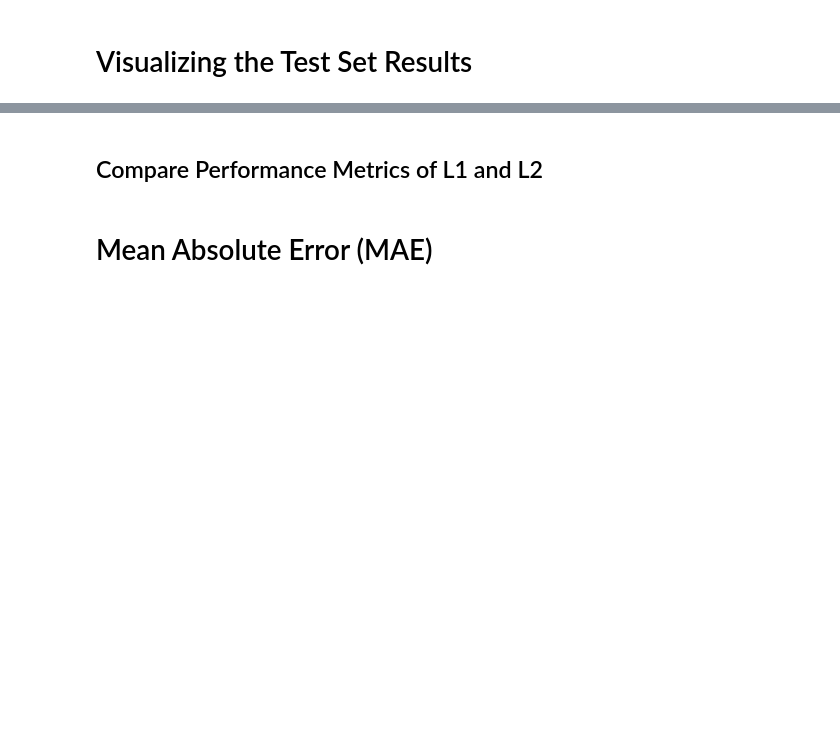
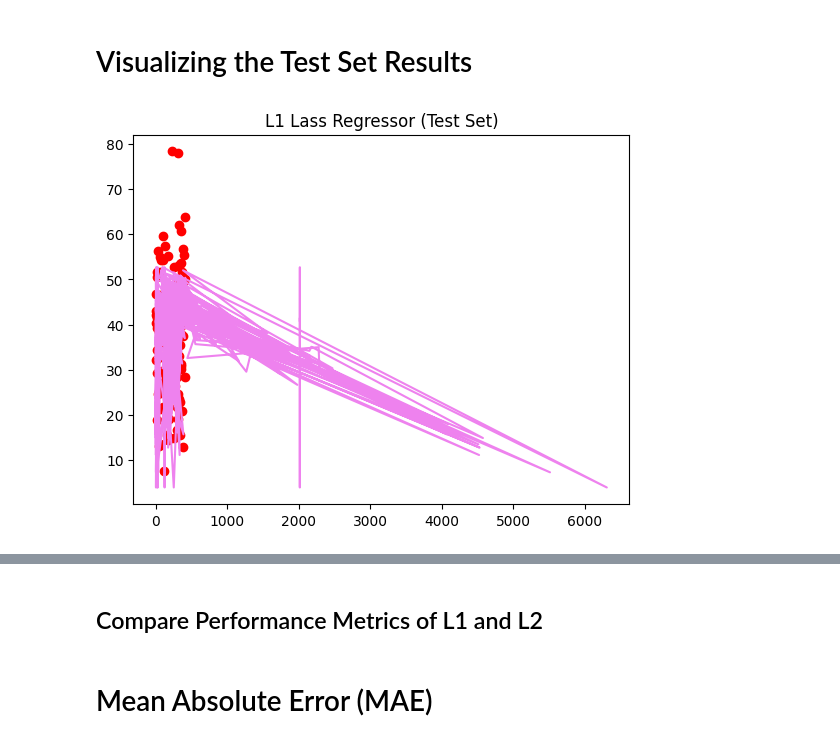
Before and after one commit to gavinlampton/CECS456-Group7_final-project, a Jupyter notebook: 3-Machine_Learning_Model.ipynb, the cells around one changed output, grey strips where cells are left out. Drawn from its saved outputs; the diff is of its cells as text; code cells hidden in the pictures; blank space fills up the shorter version.

```diff
--- a/3-Machine_Learning_Model.ipynb
+++ b/3-Machine_Learning_Model.ipynb
@@ -52,8 +60,10 @@ plt.show()
 # %% [markdown]
 # Visualizing the Test Set Results
 # %%
-plt.scatter(X_test, y_test, color = 'red')
+plt.scatter(X_test[:,0], y_test, color = 'red')
 plt.plot(X_test, L1.predict(X_test), color = 'violet')
 plt.title('L1 Lass Regressor (Test Set)')
 plt.show()
+# %% [output]
+[figure, added]
 # %%
```
Also changed, not shown: parts of 11 cells of this notebook.
